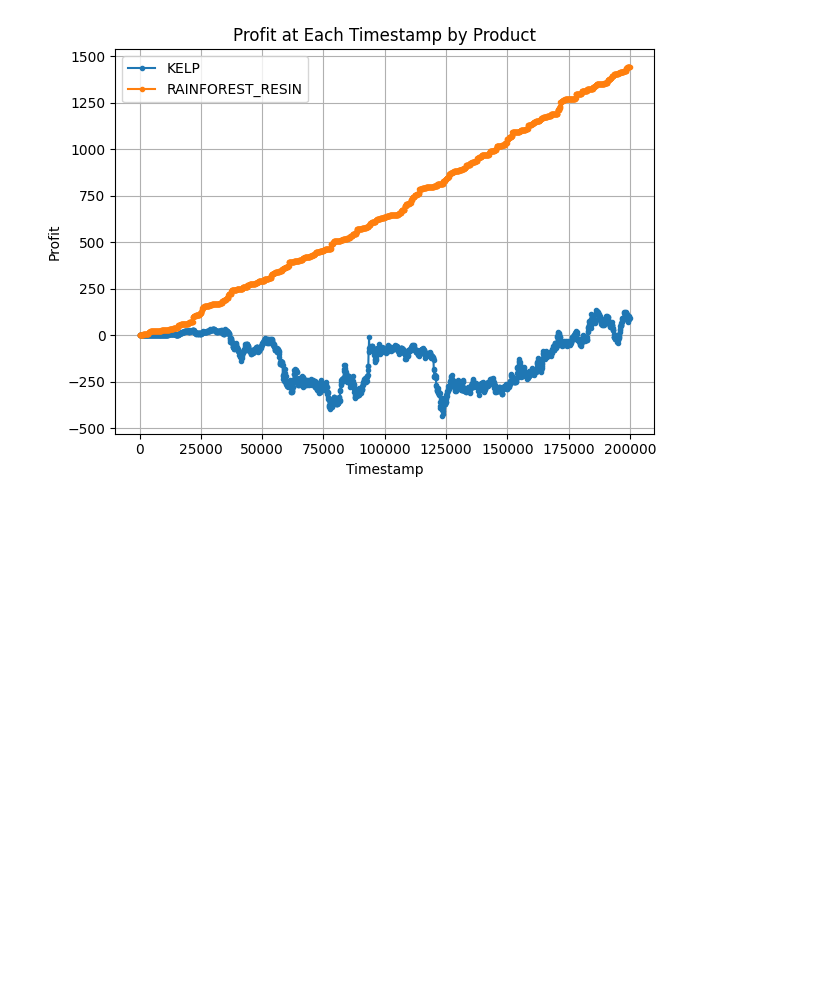
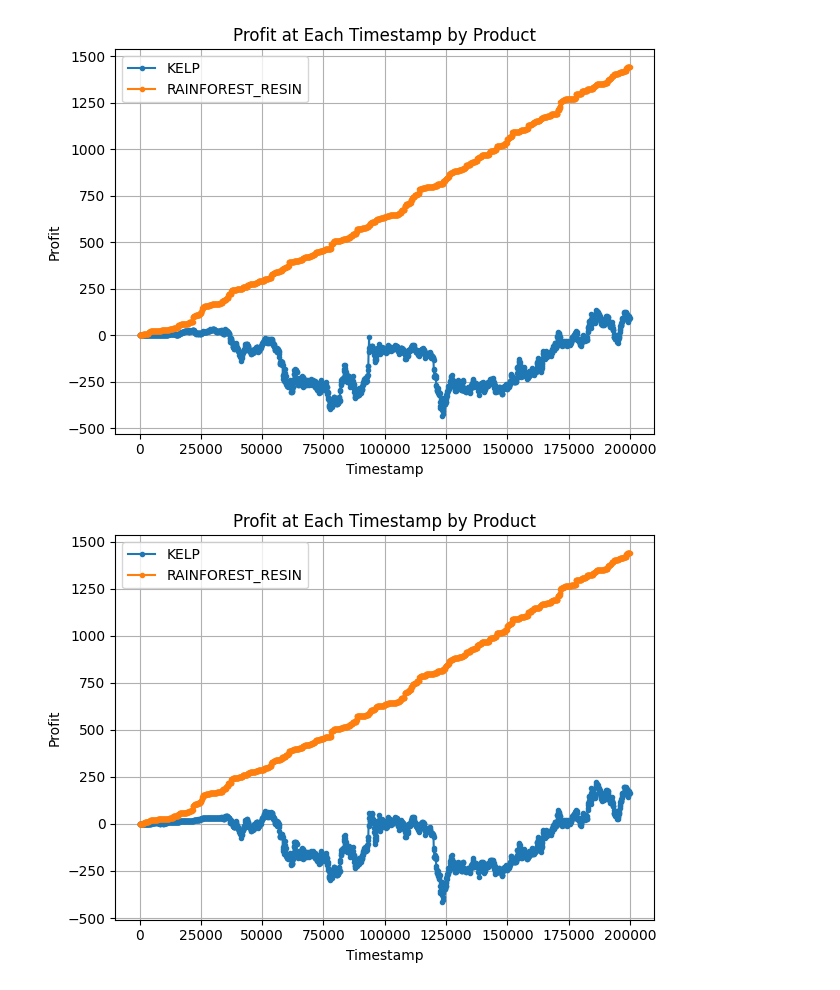
Before and after one commit to kgawande1/aura-farmers, a Jupyter notebook: Tutorial/visualizer.ipynb, the cells around one changed output. Cells and saved outputs as stored; diff of their text form; code cells hidden in the pictures; blank space fills up the shorter version.

Commit message:
best kelp one

```diff
--- a/Tutorial/visualizer.ipynb
+++ b/Tutorial/visualizer.ipynb
@@ -139,3 +139,50 @@ plt.tight_layout()
 plt.show()
 # %% [output]
 [figure]
+# %%
+# Re-import necessary packages after kernel reset
+import pandas as pd
+import matplotlib.pyplot as plt
+import re
+
+# Reload the log file
+log_path = "/Users/kgawande/Downloads/343b8355-c622-4379-a49b-996172cb8621.log"
+with open(log_path, "r") as f:
+    lines = f.readlines()
+
+# Extract timestamp, product, and profit
+data = []
+pattern = re.compile(r"RAINFOREST_RESIN|KELP")
+for line in lines:
+    if pattern.search(line):
+        parts = line.strip().split(";")
+        if len(parts) > 12:
+            product = parts[2]
+            timestamp = int(parts[1])
+            try:
+                profit = float(parts[-1])
+                data.append((timestamp, product, profit))
+            except ValueError:
+                continue
+
+# Create DataFrame
+df = pd.DataFrame(data, columns=["Timestamp", "Product", "Profit"])
+df.sort_values("Timestamp", inplace=True)
+
+# Group by Timestamp and Product, then take the latest profit per timestamp
+profit_by_product = df.groupby(["Timestamp", "Product"]).last().reset_index()
+
+# Plot profit per timestamp
+fig, ax = plt.subplots()
+for product_name, group in profit_by_product.groupby("Product"):
+    ax.plot(group["Timestamp"], group["Profit"], label=product_name, marker='.')
+
+ax.set_title("Profit at Each Timestamp by Product")
+ax.set_xlabel("Timestamp")
+ax.set_ylabel("Profit")
+ax.legend()
+plt.grid(True)
+plt.tight_layout()
+plt.show()
+# %% [output]
+[figure, added]
```
Also changed, not shown: 1 other file.
